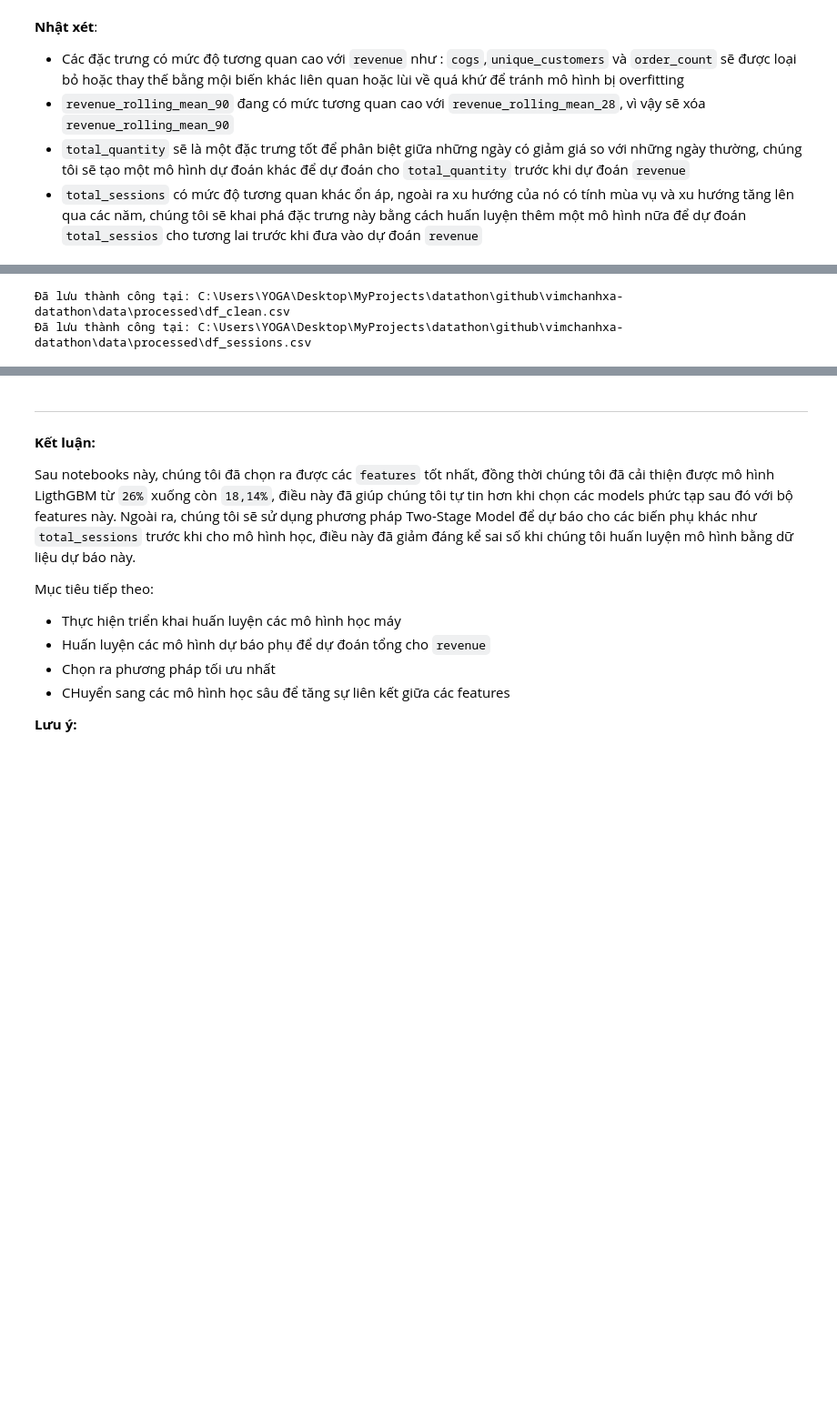
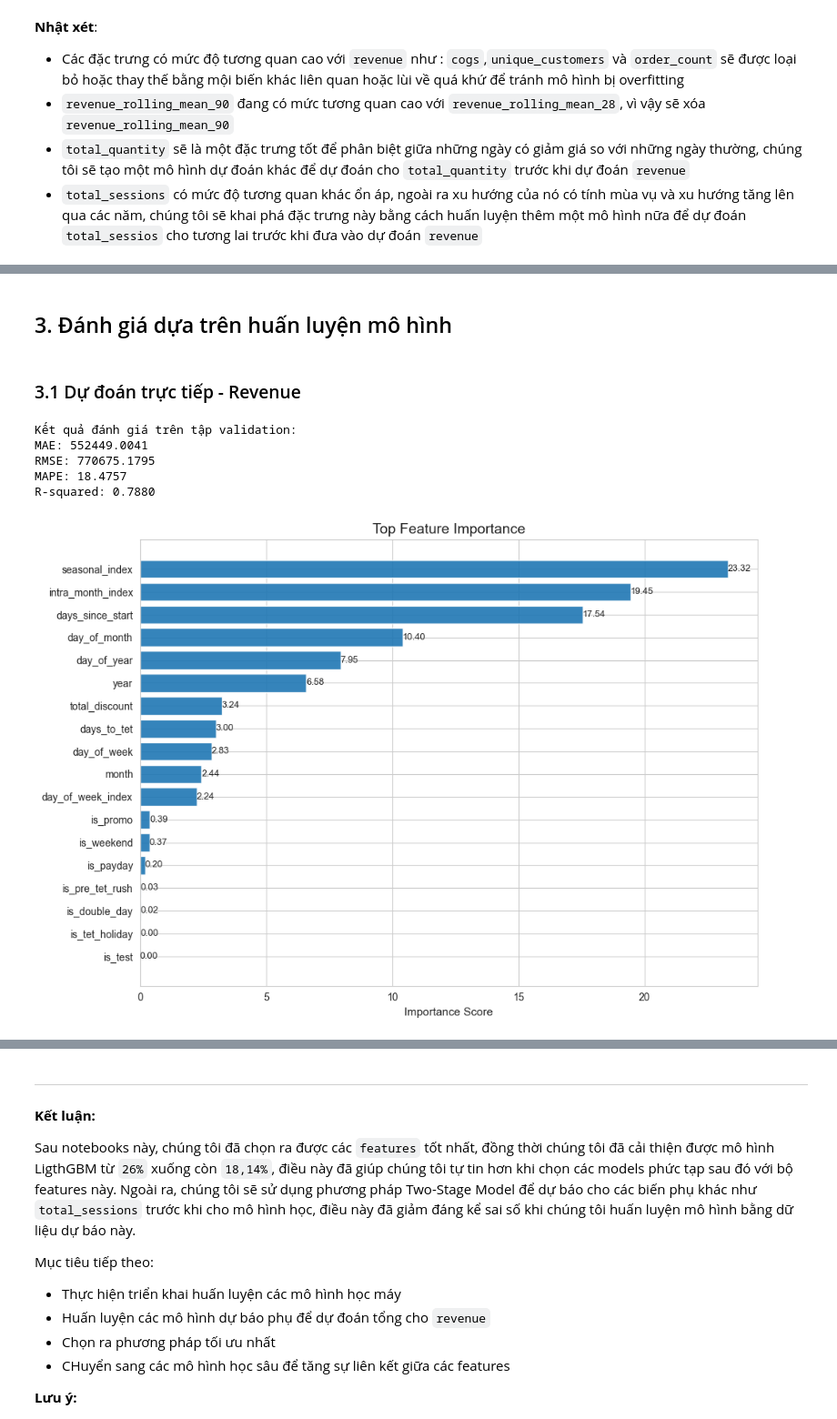
Before and after one commit to anhthu0910/vimchanhxa-datathon, a Jupyter notebook: notebooks/06_FEATURES_ENGINEER_.ipynb, the cells around one changed output, grey strips where cells are left out. Shown at 91% size. Cells and saved outputs as stored; diff of their text form; code cells hidden in the pictures; blank space fills up the shorter version.

```diff
--- a/notebooks/06_FEATURES_ENGINEER_.ipynb
+++ b/notebooks/06_FEATURES_ENGINEER_.ipynb
@@ -32,5 +32,8 @@ import os
 
 sys.path.append(os.path.abspath('..'))
 from src.get_data import get_data_processed
-from src.baseline_models import vanilla_lightgbm_model
+from src.models import run_single_model
+from src.visualization import *
+
+MODEL = 'CatBoost'
 # %%
@@ -666,8 +160,23 @@ save_lgbm_sessions = save_trained_model(sessions_model, model_name="lgbm_session
-# %%
-# Lưu file đã xử lý
-from src.save_data import save_to_processed
-save_to_processed(df_clean, filename="df_clean.csv")
-save_to_processed(df_sessions, filename="df_sessions.csv")
-# %% [output]
-Đã lưu thành công tại: C:\Users\YOGA\Desktop\MyProjects\datathon\github\vimchanhxa-datathon\data\processed\df_clean.csv
-Đã lưu thành công tại: C:\Users\YOGA\Desktop\MyProjects\datathon\github\vimchanhxa-datathon\data\processed\df_sessions.csv
+# %% [markdown]
+## 3. Đánh giá dựa trên huấn luyện mô hình
+# %% [markdown]
+### 3.1 Dự đoán trực tiếp - Revenue
+# %%
+target = 'revenue'
+features = [col for col in df.columns if col not in ['date', 'cogs', 'order_count', 'unique_customers', 'total_quantity', target]]
+# %%
+# Huấn luyện mô hình với toàn bộ features để xem hiệu quả
+val_pre, model, metrics = run_single_model(model_name=MODEL, df=df, target_col=target, feature_cols=features)
+print("Kết quả đánh giá trên tập validation:")
+for metric_name, metric_value in metrics.items():
+    print(f"{metric_name}: {metric_value:.4f}")
+# %% [output]
+Kết quả đánh giá trên tập validation:
+MAE: 552449.0041
+RMSE: 770675.1795
+MAPE: 18.4757
+R-squared: 0.7880
+# %%
+plot_feature_importance(model, features, top_features=20)
+# %% [output]
+[figure, added]
```
Also changed, not shown: parts of 36 cells of this notebook, 1 other file.
